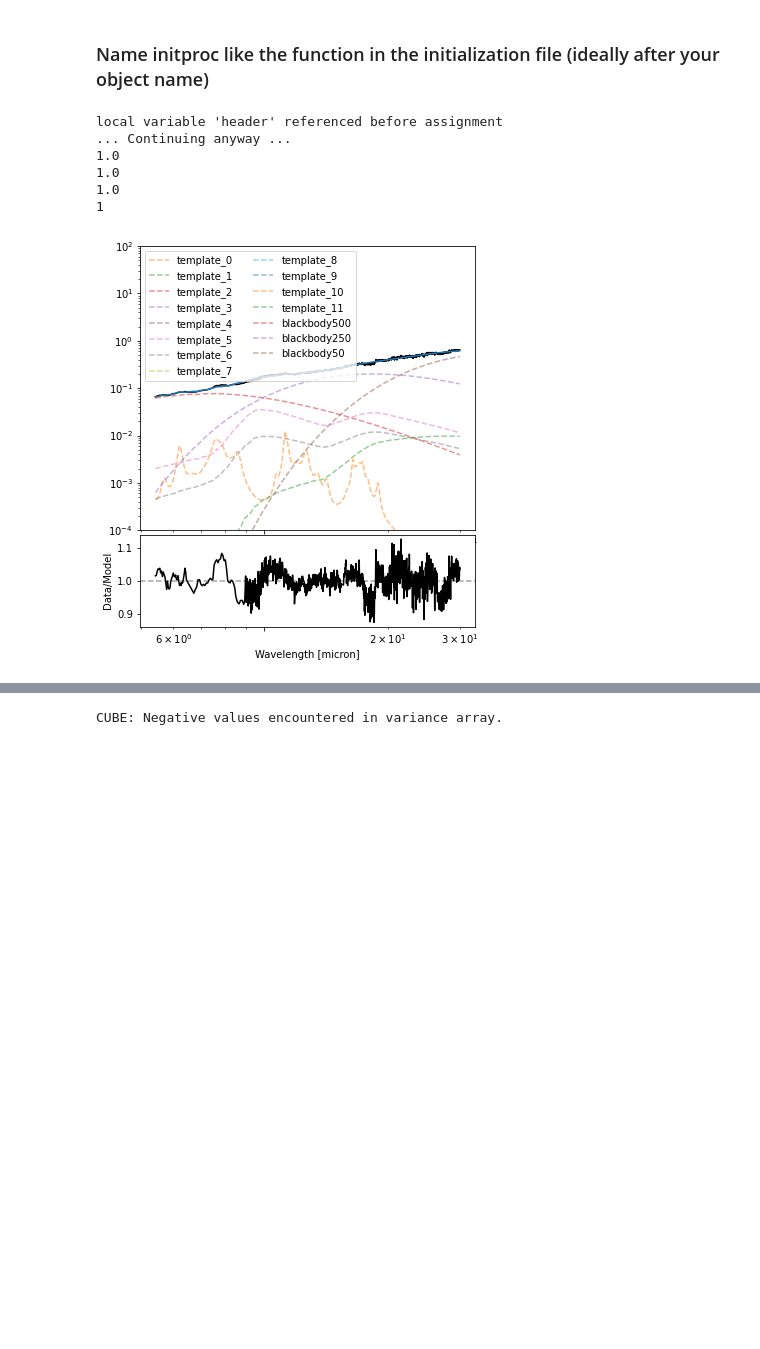
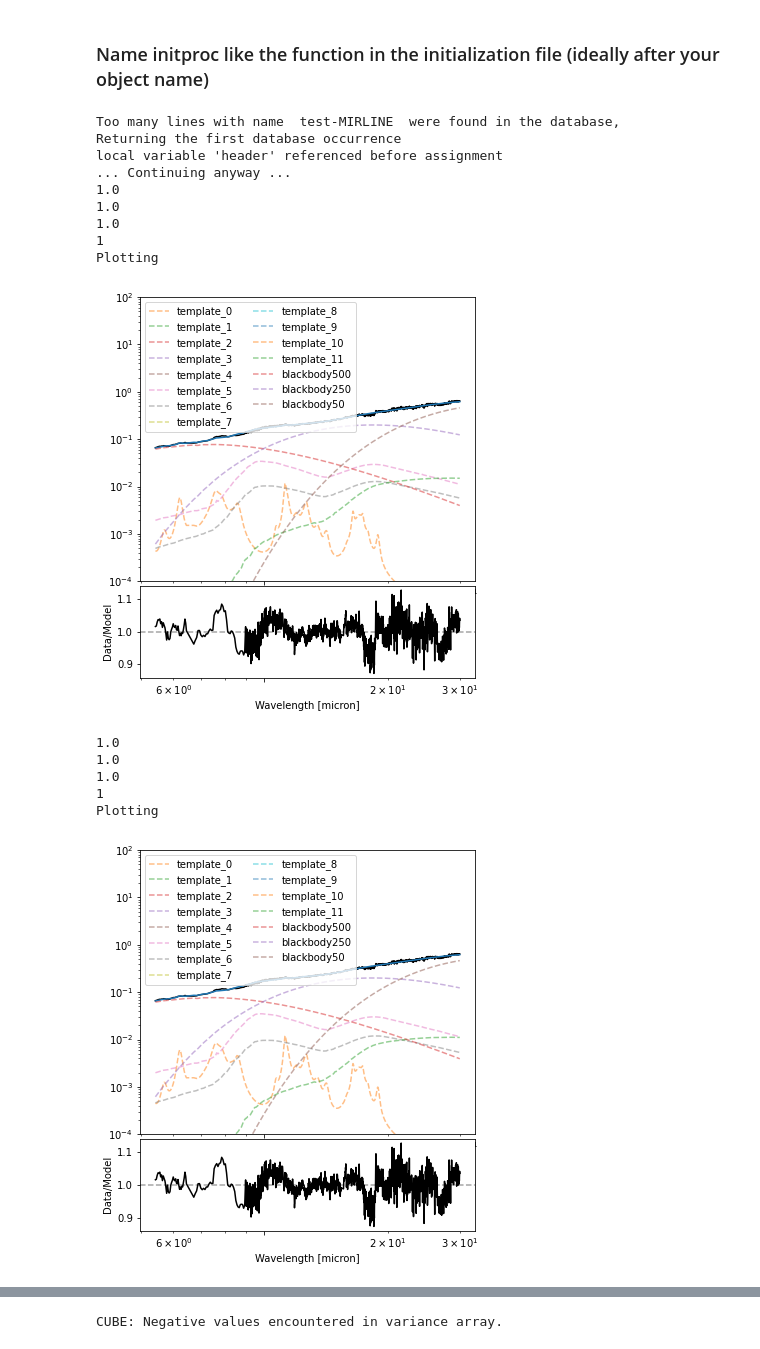
Before and after one commit to Q3D/q3dfit, a Jupyter notebook: jnb/run_q3dfit_with_questfit.ipynb, the cells around one changed output, grey strips where cells are left out. Saved outputs shown, nothing was run; the diff lists cells and outputs as text; code cells hidden in the pictures; blank space fills up the shorter version.

```diff
--- a/jnb/run_q3dfit_with_questfit.ipynb
+++ b/jnb/run_q3dfit_with_questfit.ipynb
@@ -232,17 +241,24 @@ from q3dfit.common.q3da import q3da
 ### Name initproc like the function in the initialization file (ideally after your object name)
 # %%
 initproc = 'pg1411_and_Spitzer'
-cols = [14]
-rows = [11]
-colsMIR=[1]
-rowsMIR=[1]
+cols = [1]
+rows = [1]
 # %%
-q3df(initproc,cols=cols,rows=rows, colsMIR=colsMIR, rowsMIR=rowsMIR)
+q3df(initproc,cols=cols,rows=rows)
 # %% [output]
+Too many lines with name  test-MIRLINE  were found in the database,
+Returning the first database occurrence
 local variable 'header' referenced before assignment
 ... Continuing anyway ...
 1.0
 1.0
 1.0
 1
+Plotting
-[figure, old version]
+[figure, new version]
+1.0
+1.0
+1.0
+1
+Plotting
+[figure, added]
```
Also changed, not shown: parts of 2 cells of this notebook, 21 other files.
